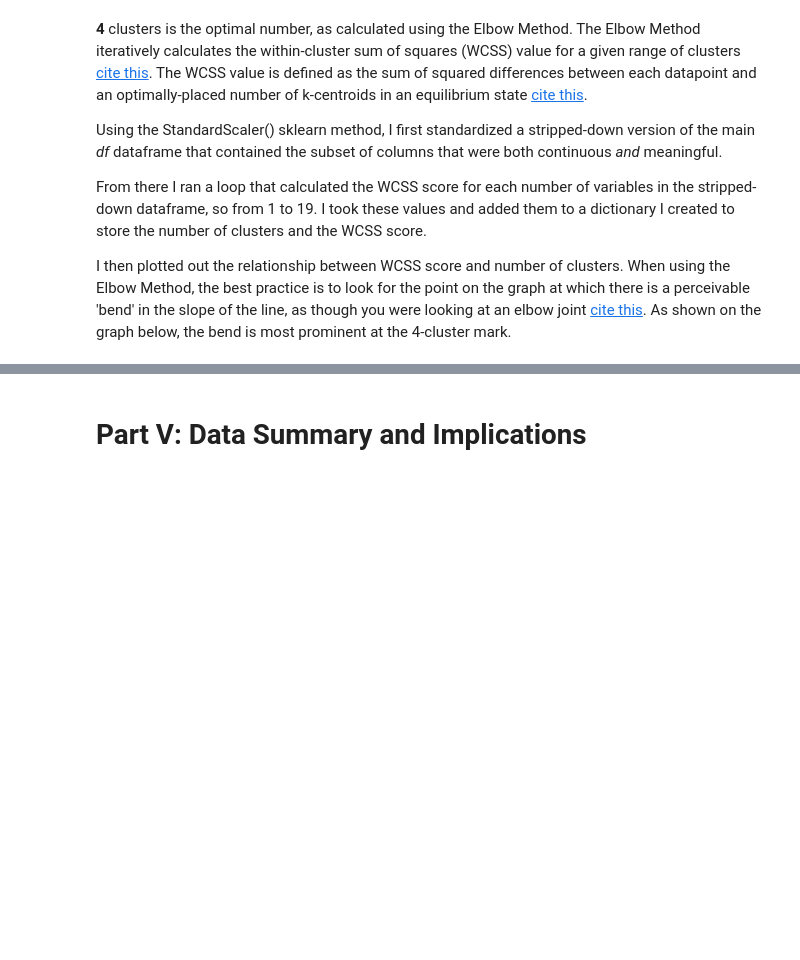
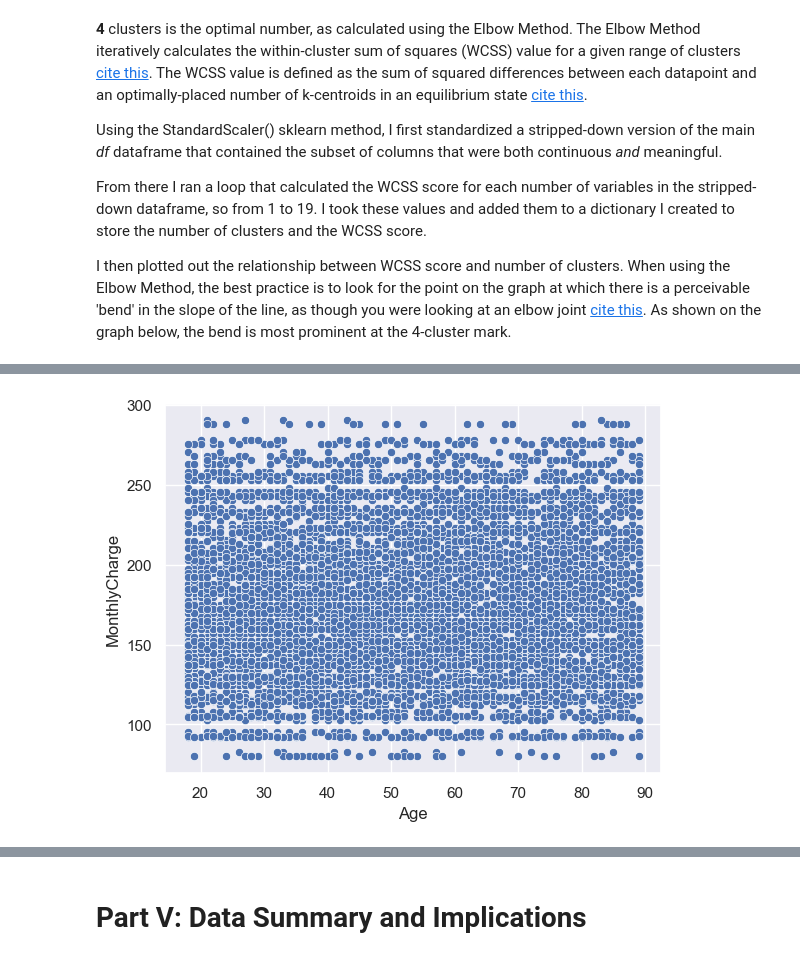
Before and after one commit to ordinaryusername1/D212, a Jupyter notebook: D212 Parker Task I.ipynb, the cells around one changed output, grey strips where cells are left out. Drawn from its saved outputs; the diff is of its cells as text; code cells hidden in the pictures; blank space fills up the shorter version.

```diff
--- a/D212 Parker Task I.ipynb
+++ b/D212 Parker Task I.ipynb
@@ -1389,0 +1476,4 @@ ax.set(xlabel="Number of Clusters", ylabel="Within-Cluster Sum of Square Score",
+# %%
+sns.scatterplot(data = df, x = "Age", y = "MonthlyCharge");
+# %% [output]
+[figure, added]
```
Also changed, not shown: parts of 58 cells of this notebook.
